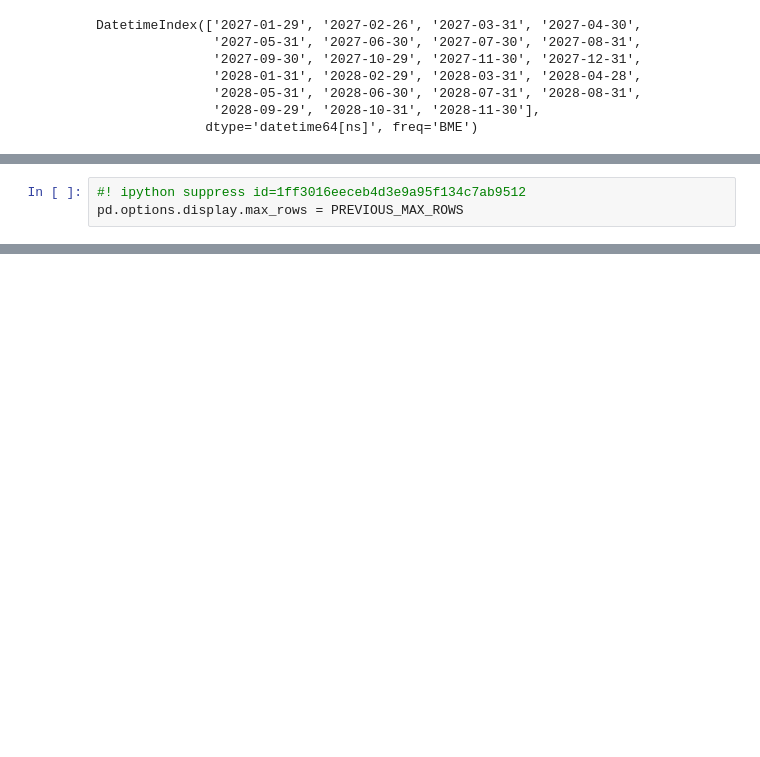
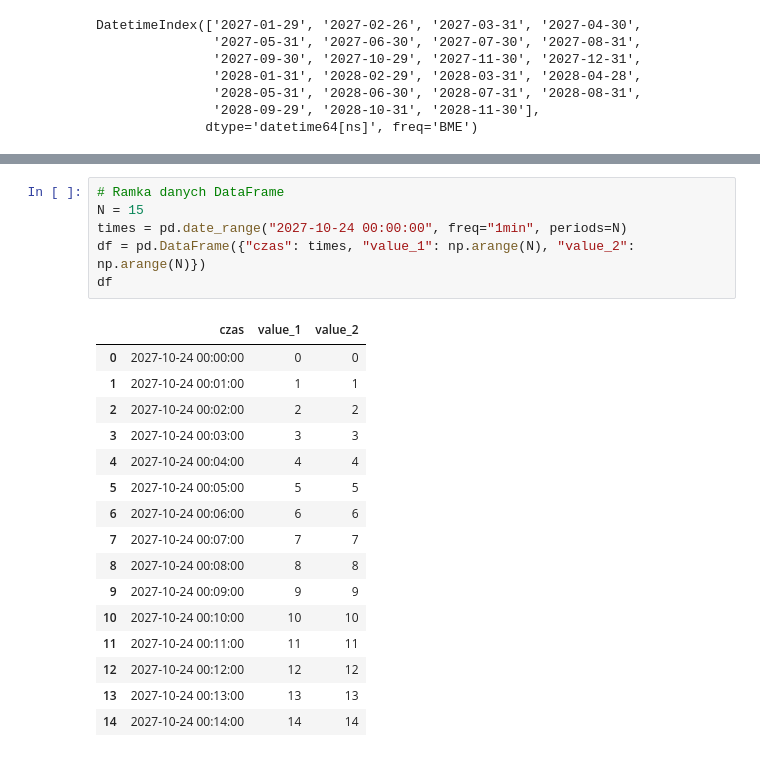
Before and after one commit to mzarnecki/time-series-analysis, a Jupyter notebook: notebook/time_series_analyze_with_pandas.ipynb, the cells around one changed output, grey strips where cells are left out. Cells and saved outputs as stored; diff of their text form; blank space fills up the shorter version.

```diff
--- a/notebook/time_series_analyze_with_pandas.ipynb
+++ b/notebook/time_series_analyze_with_pandas.ipynb
@@ -944,3 +191,0 @@ popd -> ~/time_series
-# %%
-#! ipython suppress id=1ff3016eeceb4d3e9a95f134c7ab9512
-pd.options.display.max_rows = PREVIOUS_MAX_ROWS
@@ -946,0 +241,23 @@ pd.options.display.max_rows = PREVIOUS_MAX_ROWS
+# %%
+# Ramka danych DataFrame
+N = 15
+times = pd.date_range("2027-10-24 00:00:00", freq="1min", periods=N)
+df = pd.DataFrame({"czas": times, "value_1": np.arange(N), "value_2": np.arange(N)})
+df
+# %% [output]
+|  | czas | value_1 | value_2 |
+| 0 | 2027-10-24 00:00:00 | 0 | 0 |
+| 1 | 2027-10-24 00:01:00 | 1 | 1 |
+| 2 | 2027-10-24 00:02:00 | 2 | 2 |
+| 3 | 2027-10-24 00:03:00 | 3 | 3 |
+| 4 | 2027-10-24 00:04:00 | 4 | 4 |
+| 5 | 2027-10-24 00:05:00 | 5 | 5 |
+| 6 | 2027-10-24 00:06:00 | 6 | 6 |
+| 7 | 2027-10-24 00:07:00 | 7 | 7 |
+| 8 | 2027-10-24 00:08:00 | 8 | 8 |
+| 9 | 2027-10-24 00:09:00 | 9 | 9 |
+| 10 | 2027-10-24 00:10:00 | 10 | 10 |
+| 11 | 2027-10-24 00:11:00 | 11 | 11 |
+| 12 | 2027-10-24 00:12:00 | 12 | 12 |
+| 13 | 2027-10-24 00:13:00 | 13 | 13 |
+| 14 | 2027-10-24 00:14:00 | 14 | 14 |
```
Also changed, not shown: parts of 101 cells of this notebook, 2 other files.
